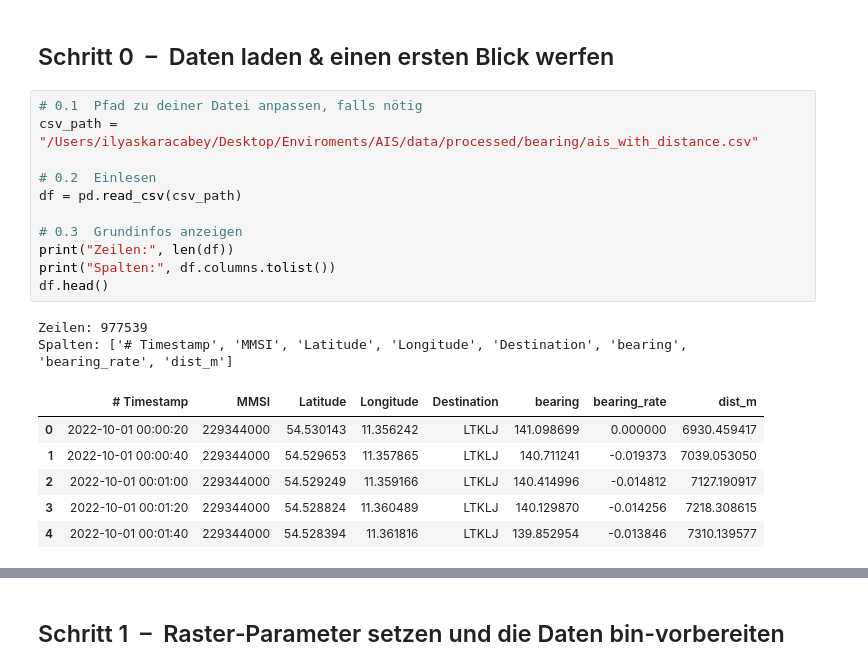
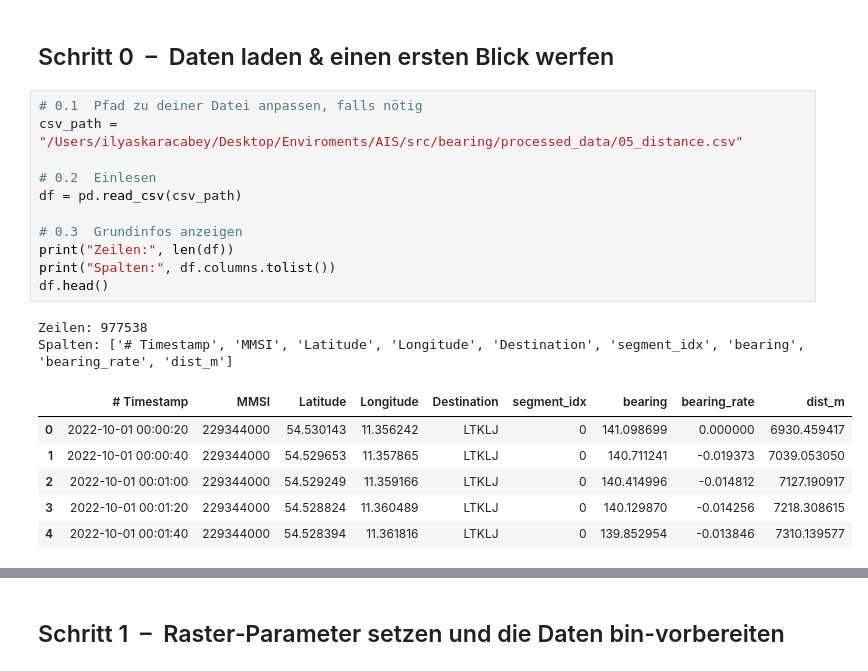
Before and after one commit to AI-lly/plotseamap, a Jupyter notebook: src/bearing/test.ipynb, the cells around one changed output, grey strips where cells are left out. Cells and saved outputs as stored; diff of their text form.

```diff
--- a/src/bearing/test.ipynb
+++ b/src/bearing/test.ipynb
@@ -5,21 +5,21 @@ import numpy as np
 ## Schritt 0 – Daten laden & einen ersten Blick werfen
 # %%
 # 0.1  Pfad zu deiner Datei anpassen, falls nötig
-csv_path = "/Users/ilyaskaracabey/Desktop/Enviroments/AIS/data/processed/bearing/ais_with_distance.csv"
+csv_path = "/Users/ilyaskaracabey/Desktop/Enviroments/AIS/src/bearing/processed_data/05_distance.csv"
 
 # 0.2  Einlesen
 df = pd.read_csv(csv_path)
 
 # 0.3  Grundinfos anzeigen
 print("Zeilen:", len(df))
 print("Spalten:", df.columns.tolist())
 df.head()
 # %% [output]
-Zeilen: 977539
-Spalten: ['# Timestamp', 'MMSI', 'Latitude', 'Longitude', 'Destination', 'bearing', 'bearing_rate', 'dist_m']
+Zeilen: 977538
+Spalten: ['# Timestamp', 'MMSI', 'Latitude', 'Longitude', 'Destination', 'segment_idx', 'bearing', 'bearing_rate', 'dist_m']
-|  | # Timestamp | MMSI | Latitude | Longitude | Destination | bearing | bearing_rate | dist_m |
-| 0 | 2022-10-01 00:00:20 | 229344000 | 54.530143 | 11.356242 | LTKLJ | 141.098699 | 0.000000 | 6930.459417 |
-| 1 | 2022-10-01 00:00:40 | 229344000 | 54.529653 | 11.357865 | LTKLJ | 140.711241 | -0.019373 | 7039.053050 |
-| 2 | 2022-10-01 00:01:00 | 229344000 | 54.529249 | 11.359166 | LTKLJ | 140.414996 | -0.014812 | 7127.190917 |
-| 3 | 2022-10-01 00:01:20 | 229344000 | 54.528824 | 11.360489 | LTKLJ | 140.129870 | -0.014256 | 7218.308615 |
-| 4 | 2022-10-01 00:01:40 | 229344000 | 54.528394 | 11.361816 | LTKLJ | 139.852954 | -0.013846 | 7310.139577 |
+|  | # Timestamp | MMSI | Latitude | Longitude | Destination | segment_idx | bearing | bearing_rate | dist_m |
+| 0 | 2022-10-01 00:00:20 | 229344000 | 54.530143 | 11.356242 | LTKLJ | 0 | 141.098699 | 0.000000 | 6930.459417 |
+| 1 | 2022-10-01 00:00:40 | 229344000 | 54.529653 | 11.357865 | LTKLJ | 0 | 140.711241 | -0.019373 | 7039.053050 |
+| 2 | 2022-10-01 00:01:00 | 229344000 | 54.529249 | 11.359166 | LTKLJ | 0 | 140.414996 | -0.014812 | 7127.190917 |
+| 3 | 2022-10-01 00:01:20 | 229344000 | 54.528824 | 11.360489 | LTKLJ | 0 | 140.129870 | -0.014256 | 7218.308615 |
+| 4 | 2022-10-01 00:01:40 | 229344000 | 54.528394 | 11.361816 | LTKLJ | 0 | 139.852954 | -0.013846 | 7310.139577 |
```
Also changed, not shown: parts of 14 cells of this notebook, 1 other file.
